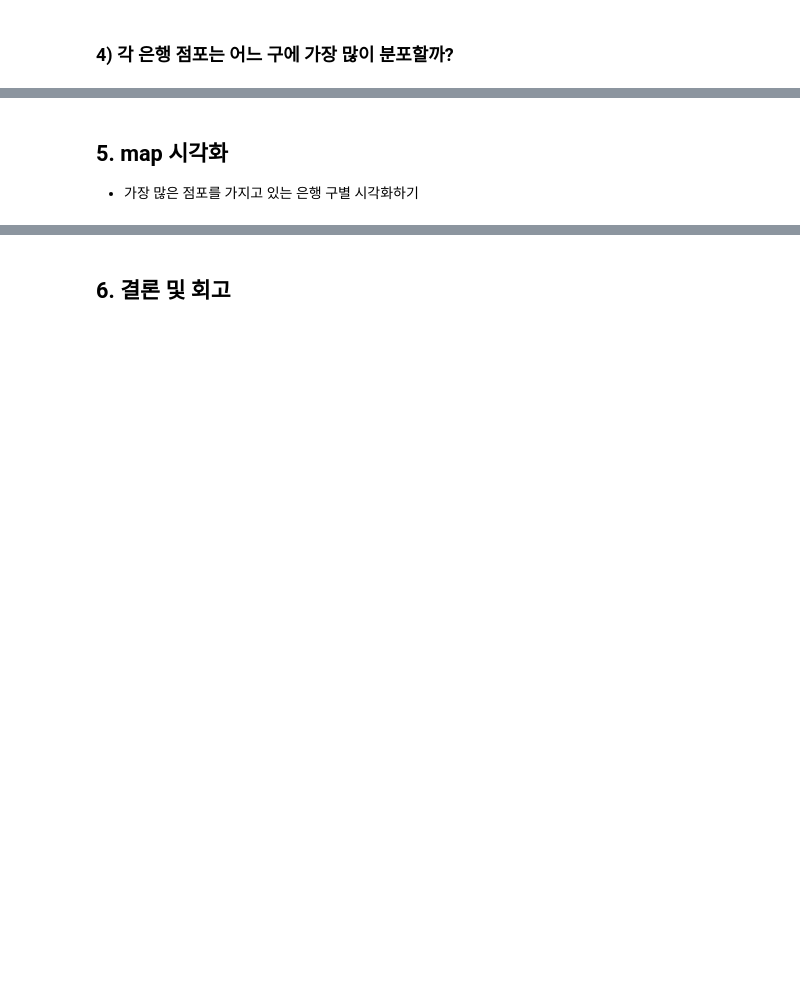
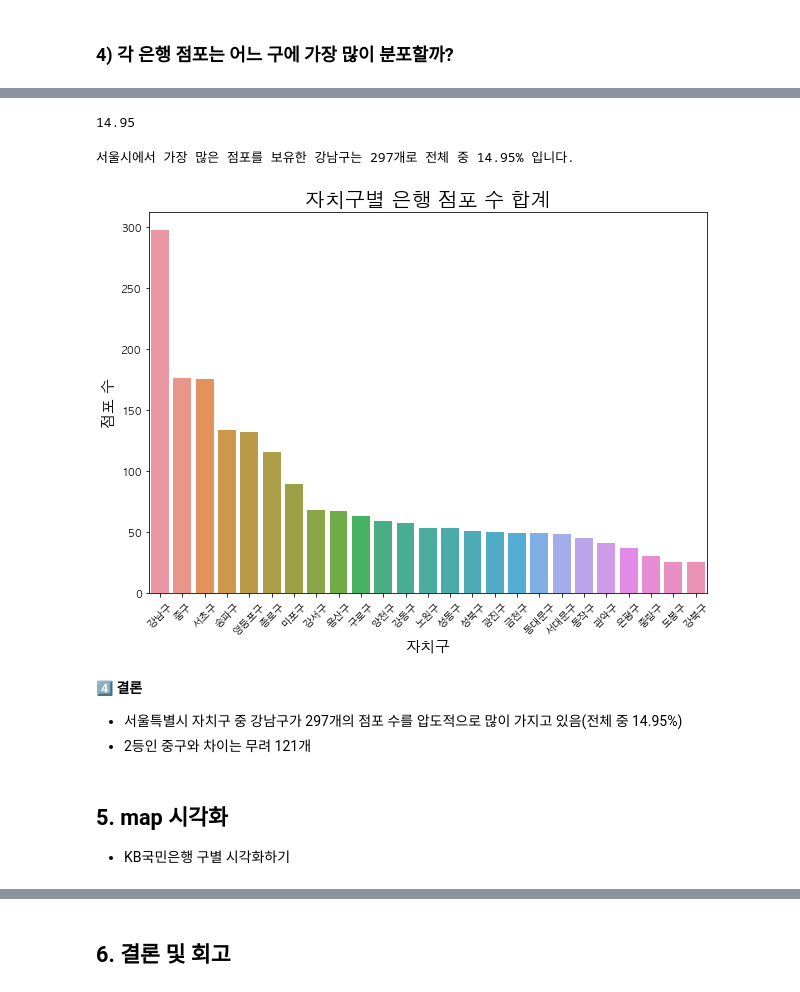
Before and after one commit to imdona/my-project, a Jupyter notebook: bank-DA/서울특별시_은행점포분석.ipynb, the cells around one changed output, grey strips where cells are left out. Saved outputs shown, nothing was run; the diff lists cells and outputs as text; code cells hidden in the pictures; blank space fills up the shorter version.

```diff
--- a/bank-DA/서울특별시_은행점포분석.ipynb
+++ b/bank-DA/서울특별시_은행점포분석.ipynb
@@ -785,0 +960,13 @@ plt.show()
+# %%
+# 2020년 데이터만 추출
+con = (bank6['기간'] == 2020)
+bank6 = bank6.loc[con]
+
+# index reset
+bank6 = bank6.reset_index(drop = True)
+
+# 기간 drop(전체 데이터가 2020년)
+bank6 = bank6.iloc[:, 1:]
+
+# check
+bank6
@@ -785,0 +991,4 @@ plt.show()
+# %%
+# merge data
+bank6_pop = bank6.merge(pop_sep, left_on = '자치구', right_on = '구별')
+bank6_pop
@@ -786,2 +1016,7 @@ plt.show()
 # %% [markdown]
 ### 4) 각 은행 점포는 어느 구에 가장 많이 분포할까?
+# %%
+# 3)에서 전처리한 파일 불러오기
+# bank6_pop
+bank_sep_pop = bank6_pop.loc[:, ['자치구', '합계', '인구 총계']]
+bank_sep_pop
@@ -787,0 +1048,4 @@ plt.show()
+# %%
+# 점포 수 합계 순으로 내림차순 정렬
+bank_rank = bank_sep_pop.sort_values(by = "합계", ascending = False)
+bank_rank
@@ -788,3 +1070,34 @@ plt.show()
+# %%
+# 서울특별시 전체 대비 강남구 점포수 비율
+gangnam = bank_rank.at[22, '합계']
+total_bank = bank_rank['합계'].sum()
+per = round(gangnam / total_bank * 100, 2)
+per
+# %% [output]
+14.95
+# %%
+print(f"서울시에서 가장 많은 점포를 보유한 강남구는 297개로 전체 중 {per}% 입니다.")
+# %% [output]
+서울시에서 가장 많은 점포를 보유한 강남구는 297개로 전체 중 14.95% 입니다.
+# %%
+fig = plt.figure(figsize=(10, 7))
+
+sns.barplot(data = bank_rank, x ='자치구', y ='합계');
+
+# 이름 붙이기
+plt.title("자치구별 은행 점포 수 합계", fontsize = 20)
+plt.xlabel("자치구", fontsize = 15)
+plt.ylabel("점포 수", fontsize = 15)
+# x축 텍스트 회전
+plt.xticks(rotation=45)
+
+plt.show()
+# %% [output]
+[figure, added]
+# %% [markdown]
+**4️⃣ 결론**
+- 서울특별시 자치구 중 강남구가 297개의 점포 수를 압도적으로 많이 가지고 있음(전체 중 14.95%)
+- 2등인 중구와 차이는 무려 121개
 # %% [markdown]
 ## 5. map 시각화
-- 가장 많은 점포를 가지고 있는 은행 구별 시각화하기
+- KB국민은행 구별 시각화하기
```
Also changed, not shown: parts of 42 cells of this notebook, 13 other files.
